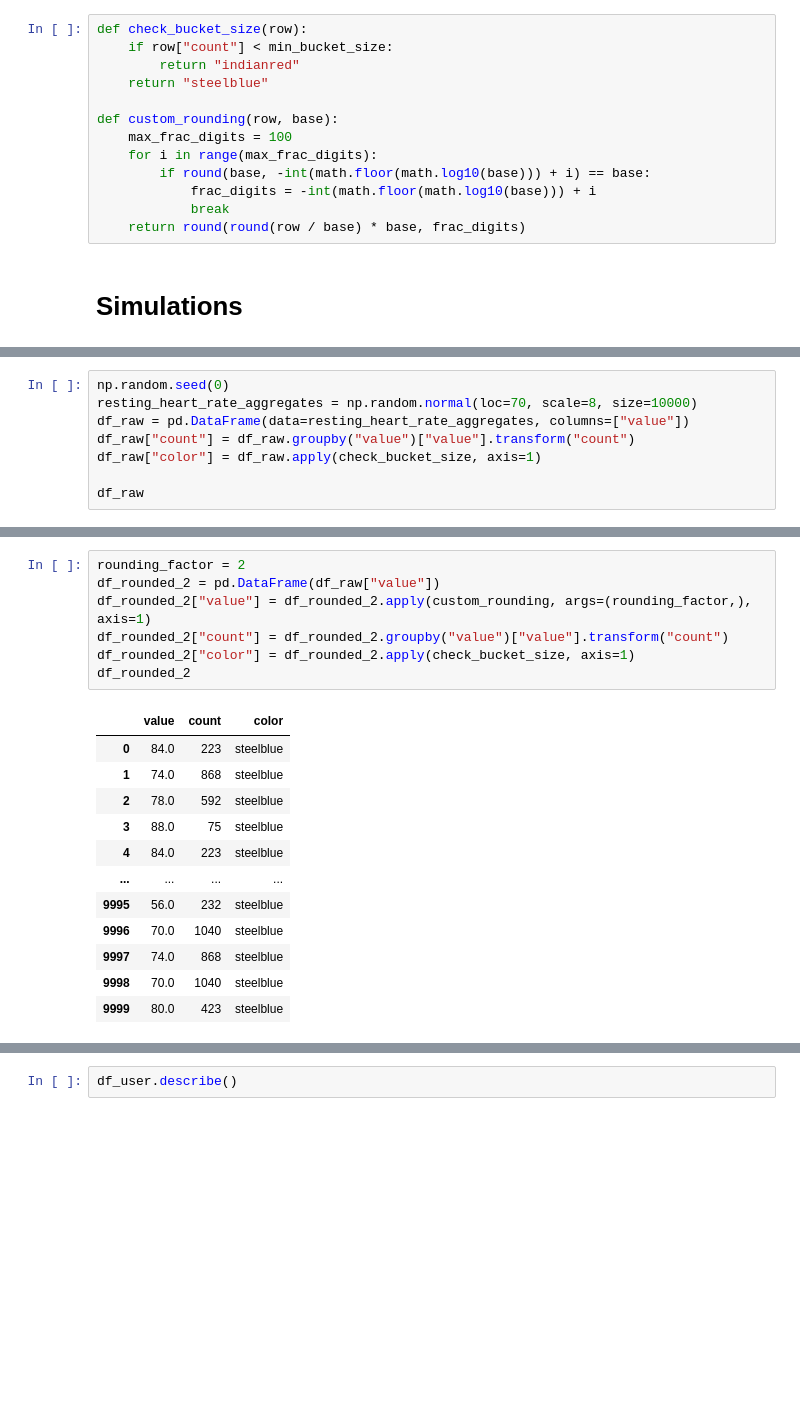
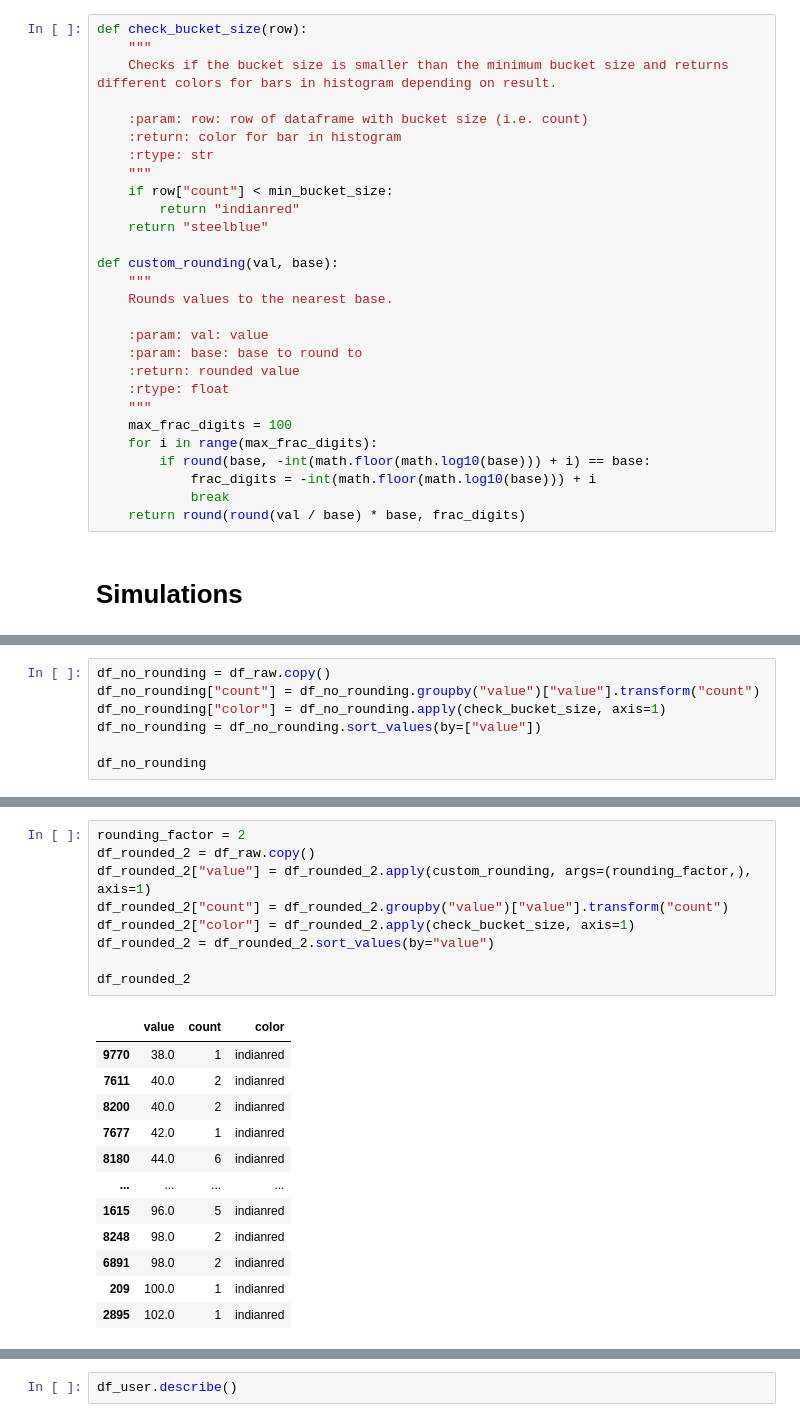
Before and after one commit to windisch-paul/ADWH-simulations, a Jupyter notebook: ADWH_simulation.ipynb, the cells around one changed output, grey strips where cells are left out. Cells and saved outputs as stored; diff of their text form; blank space fills up the shorter version.

```diff
--- a/ADWH_simulation.ipynb
+++ b/ADWH_simulation.ipynb
@@ -21,16 +25,31 @@ min_bucket_size = 30
 ### Define helper functions
 # %%
 def check_bucket_size(row):
+    """
+    Checks if the bucket size is smaller than the minimum bucket size and returns different colors for bars in histogram depending on result.
+
+    :param: row: row of dataframe with bucket size (i.e. count)
+    :return: color for bar in histogram
+    :rtype: str
+    """
     if row["count"] < min_bucket_size:
         return "indianred"
     return "steelblue"
 
-def custom_rounding(row, base):
+def custom_rounding(val, base):
+    """
+    Rounds values to the nearest base.
+
+    :param: val: value
+    :param: base: base to round to
+    :return: rounded value
+    :rtype: float
+    """
     max_frac_digits = 100
     for i in range(max_frac_digits):
         if round(base, -int(math.floor(math.log10(base))) + i) == base:
             frac_digits = -int(math.floor(math.log10(base))) + i
             break
-    return round(round(row / base) * base, frac_digits)
+    return round(round(val / base) * base, frac_digits)
 # %% [markdown]
 # Simulations
@@ -39,10 +63,9 @@ def custom_rounding(row, base):
 # %%
-np.random.seed(0)
-resting_heart_rate_aggregates = np.random.normal(loc=70, scale=8, size=10000)
-df_raw = pd.DataFrame(data=resting_heart_rate_aggregates, columns=["value"])
-df_raw["count"] = df_raw.groupby("value")["value"].transform("count")
-df_raw["color"] = df_raw.apply(check_bucket_size, axis=1)
+df_no_rounding = df_raw.copy()
+df_no_rounding["count"] = df_no_rounding.groupby("value")["value"].transform("count")
+df_no_rounding["color"] = df_no_rounding.apply(check_bucket_size, axis=1)
+df_no_rounding = df_no_rounding.sort_values(by=["value"])
 
-df_raw
+df_no_rounding
 # %% [output]
 |  | value | count | color |
@@ -186,22 +231,24 @@ plt.show()
 # %%
 rounding_factor = 2
-df_rounded_2 = pd.DataFrame(df_raw["value"])
+df_rounded_2 = df_raw.copy()
 df_rounded_2["value"] = df_rounded_2.apply(custom_rounding, args=(rounding_factor,), axis=1)
 df_rounded_2["count"] = df_rounded_2.groupby("value")["value"].transform("count")
 df_rounded_2["color"] = df_rounded_2.apply(check_bucket_size, axis=1)
+df_rounded_2 = df_rounded_2.sort_values(by="value")
+
 df_rounded_2
 # %% [output]
 |  | value | count | color |
-| 0 | 84.0 | 223 | steelblue |
-| 1 | 74.0 | 868 | steelblue |
-| 2 | 78.0 | 592 | steelblue |
-| 3 | 88.0 | 75 | steelblue |
-| 4 | 84.0 | 223 | steelblue |
+| 9770 | 38.0 | 1 | indianred |
+| 7611 | 40.0 | 2 | indianred |
+| 8200 | 40.0 | 2 | indianred |
+| 7677 | 42.0 | 1 | indianred |
+| 8180 | 44.0 | 6 | indianred |
 | ... | ... | ... | ... |
-| 9995 | 56.0 | 232 | steelblue |
-| 9996 | 70.0 | 1040 | steelblue |
-| 9997 | 74.0 | 868 | steelblue |
-| 9998 | 70.0 | 1040 | steelblue |
-| 9999 | 80.0 | 423 | steelblue |
+| 1615 | 96.0 | 5 | indianred |
+| 8248 | 98.0 | 2 | indianred |
+| 6891 | 98.0 | 2 | indianred |
+| 209 | 100.0 | 1 | indianred |
+| 2895 | 102.0 | 1 | indianred |
 10000 rows × 3 columns
 # %%
```
Also changed, not shown: parts of 24 cells of this notebook, 5 other files.
